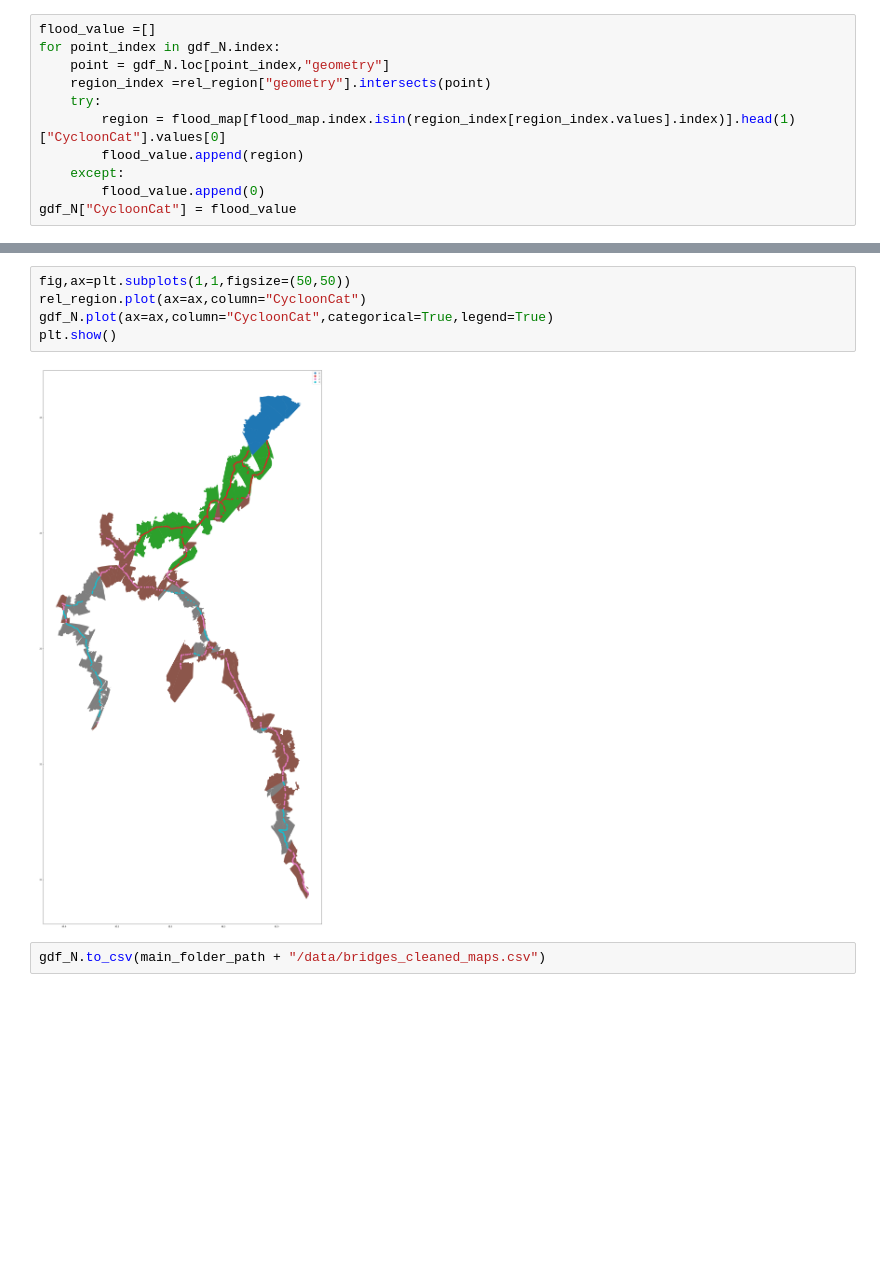
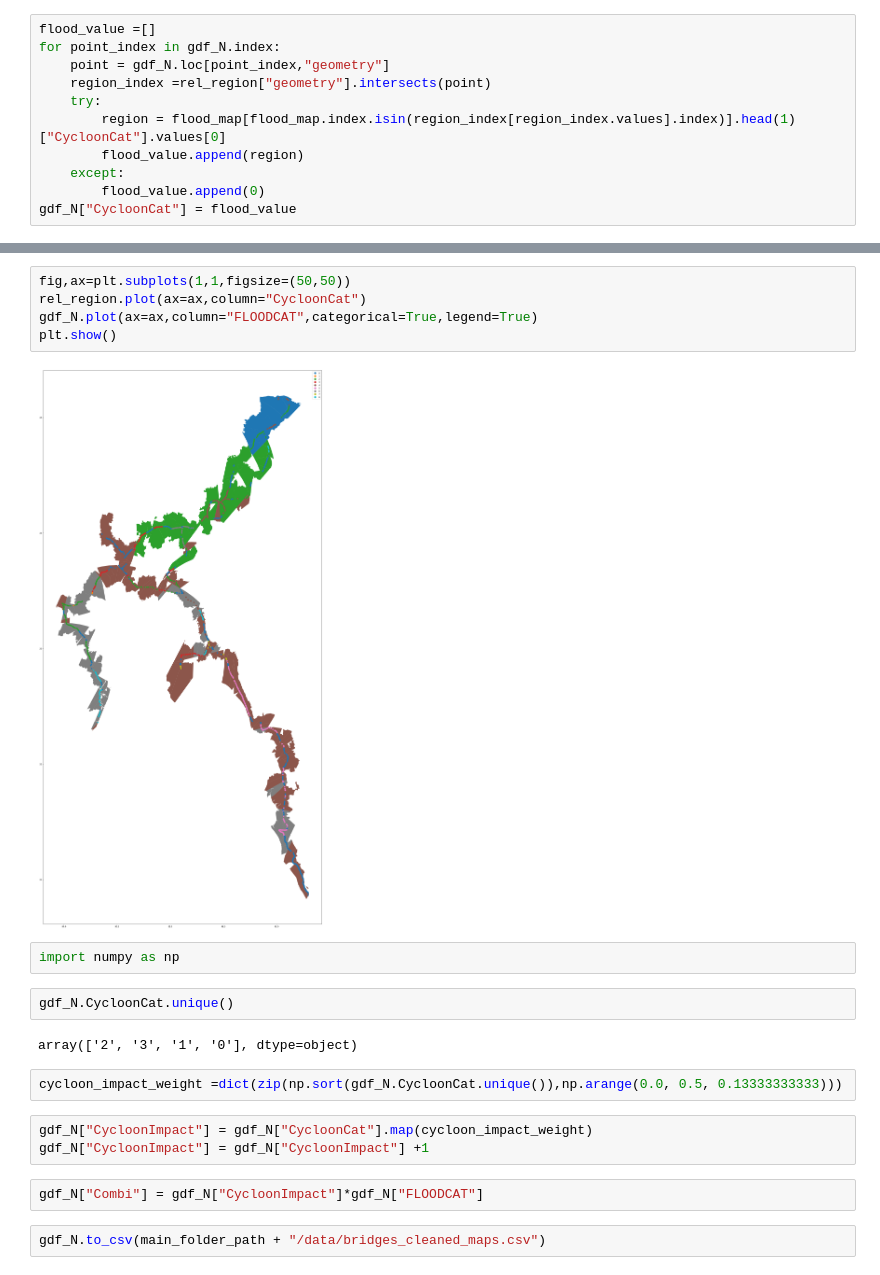
Before and after one commit to mlmoleman/EPA133A-G07-A4, a Jupyter notebook: notebooks/cycloonmap.ipynb, the cells around one changed output, grey strips where cells are left out. Drawn from its saved outputs; the diff is of its cells as text; blank space fills up the shorter version.

```diff
--- a/notebooks/cycloonmap.ipynb
+++ b/notebooks/cycloonmap.ipynb
@@ -51,9 +68,22 @@ gdf_N["CycloonCat"] = flood_value
 # %%
 fig,ax=plt.subplots(1,1,figsize=(50,50))
 rel_region.plot(ax=ax,column="CycloonCat")
-gdf_N.plot(ax=ax,column="CycloonCat",categorical=True,legend=True)
+gdf_N.plot(ax=ax,column="FLOODCAT",categorical=True,legend=True)
 plt.show()
 # %% [output]
-[figure, old version]
+[figure, new version]
+# %%
+import numpy as np
+# %%
+gdf_N.CycloonCat.unique()
+# %% [output]
+array(['2', '3', '1', '0'], dtype=object)
+# %%
+cycloon_impact_weight =dict(zip(np.sort(gdf_N.CycloonCat.unique()),np.arange(0.0, 0.5, 0.13333333333)))
+# %%
+gdf_N["CycloonImpact"] = gdf_N["CycloonCat"].map(cycloon_impact_weight)
+gdf_N["CycloonImpact"] = gdf_N["CycloonImpact"] +1
+# %%
+gdf_N["Combi"] = gdf_N["CycloonImpact"]*gdf_N["FLOODCAT"]
 # %%
 gdf_N.to_csv(main_folder_path + "/data/bridges_cleaned_maps.csv")
```
Also changed, not shown: parts of 2 cells of this notebook, 9 other files.
